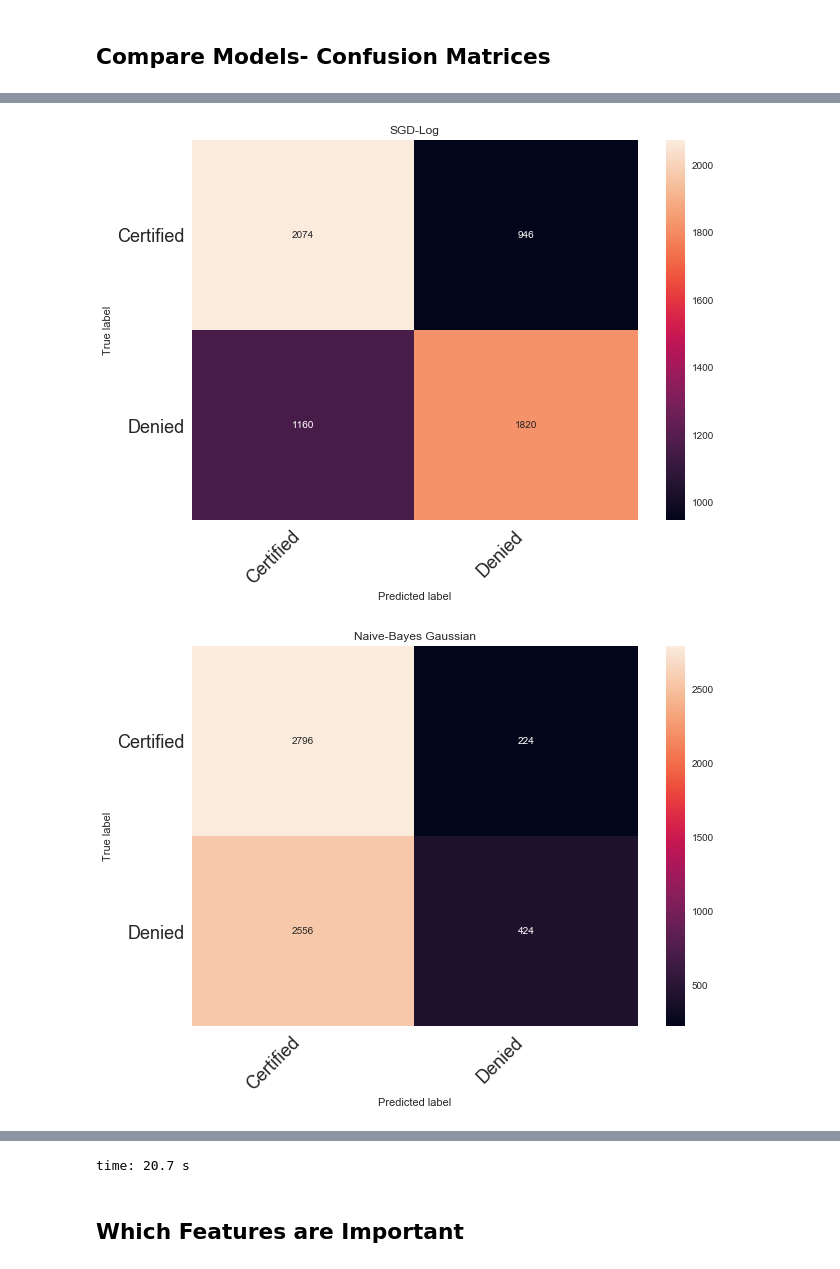
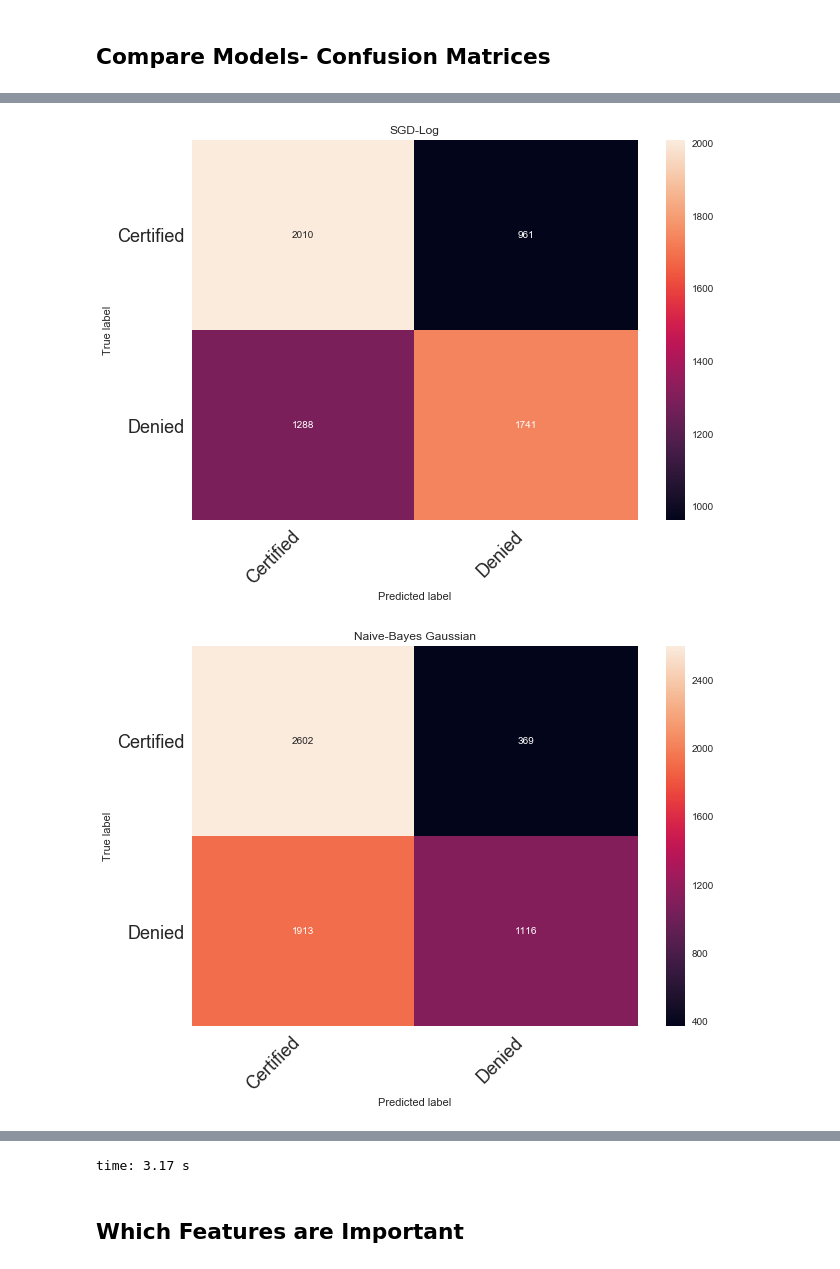
Before and after one commit to mayamadhavan/projects, a Jupyter notebook: project_mcnulty/full_project.ipynb, the cells around one changed output, grey strips where cells are left out. Cells and saved outputs as stored; diff of their text form; code cells hidden in the pictures.

```diff
--- a/project_mcnulty/full_project.ipynb
+++ b/project_mcnulty/full_project.ipynb
@@ -396,0 +375,2 @@ time: 333 ms
+# %%
+df['foreign_worker_city_pop']= df['foreign_worker_city_pop'].apply(lambda x: 300 if type(x)==str else x)
@@ -396,0 +379,2 @@ time: 333 ms
+# %%
+df['foreign_worker_info_city']= df['foreign_worker_city_pop']
@@ -396,0 +383,2 @@ time: 333 ms
+# %%
+df=df.drop('foreign_worker_city_pop', axis=1)
@@ -396,0 +387,2 @@ time: 333 ms
+# %%
+df['foreign_worker_info_city'].fillna(50.000, inplace=True)
@@ -740,7 +638,7 @@ time: 494 ms
 for clf, name in zip(models, model_names):
     if 'Bayes' not in name:
         clf.fit(X_train_scaled, y_train)
-        preds = clf.predict_proba(X_test_scaled)
+        y_pred = clf.predict(X_test_scaled)
     else:
         clf.fit(X_train, y_train)
         y_pred = clf.predict(X_test)
@@ -753,2 +651,2 @@ for clf, name in zip(models, model_names):
-[figure, old version]
+[figure, new version]
-[figure, old version]
+[figure, new version]
@@ -757,4 +655,4 @@ for clf, name in zip(models, model_names):
-time: 20.7 s
+time: 3.17 s
 # %% [markdown]
 ## Which Features are Important
 # %%
```
Also changed, not shown: parts of 104 cells of this notebook.
